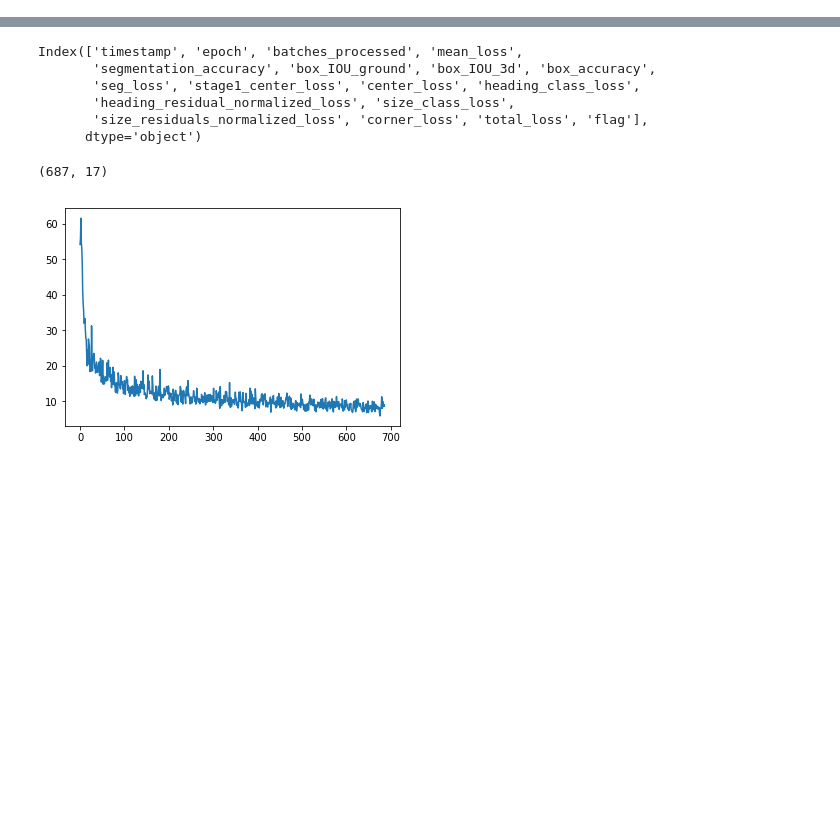
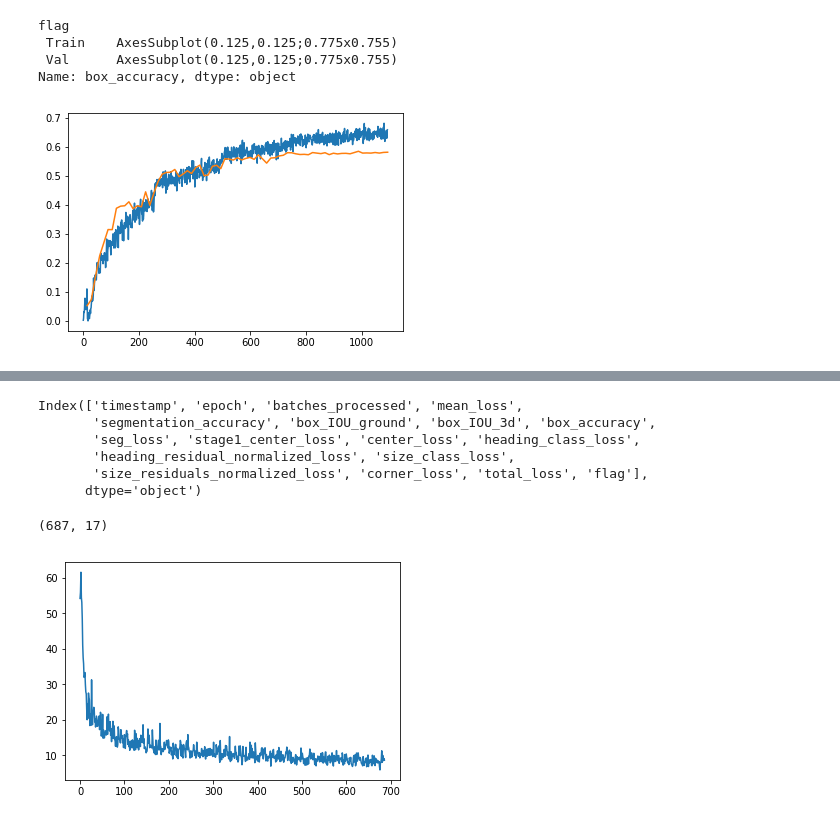
Before and after one commit to aelskhawy/own_adl4cv, a Jupyter notebook: read_logs.ipynb, the cells around one changed output, grey strips where cells are left out. Saved outputs shown, nothing was run; the diff lists cells and outputs as text; code cells hidden in the pictures; blank space fills up the shorter version.

```diff
--- a/read_logs.ipynb
+++ b/read_logs.ipynb
@@ -24,0 +36,8 @@ df.head()
+# %%
+df.groupby('flag')['box_accuracy'].plot()
+# %% [output]
+flag
+ Train    AxesSubplot(0.125,0.125;0.775x0.755)
+ Val      AxesSubplot(0.125,0.125;0.775x0.755)
+Name: box_accuracy, dtype: object
+[figure, added]
```
Also changed, not shown: parts of 7 cells of this notebook, 8 other files.
